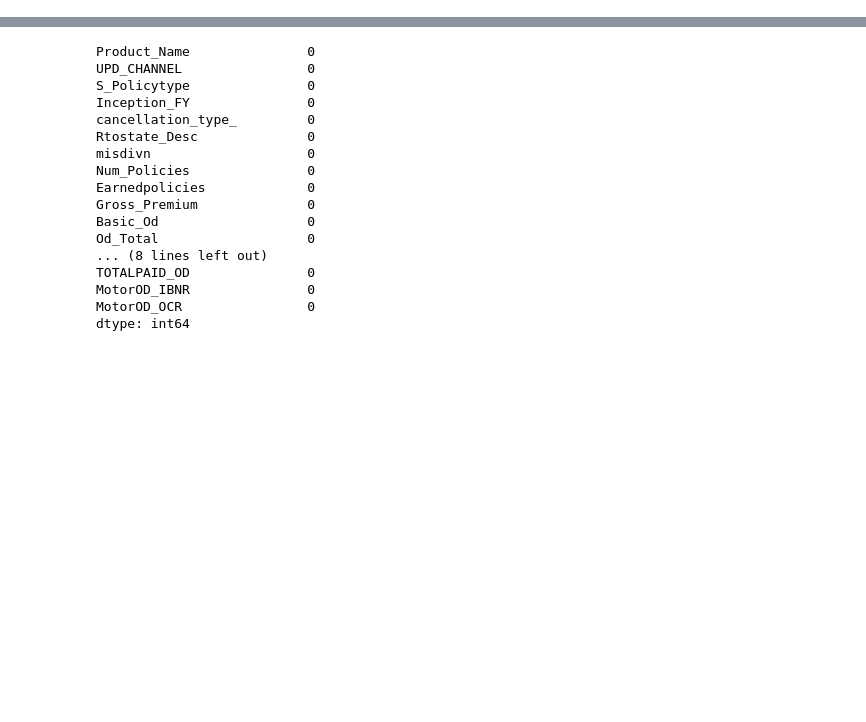
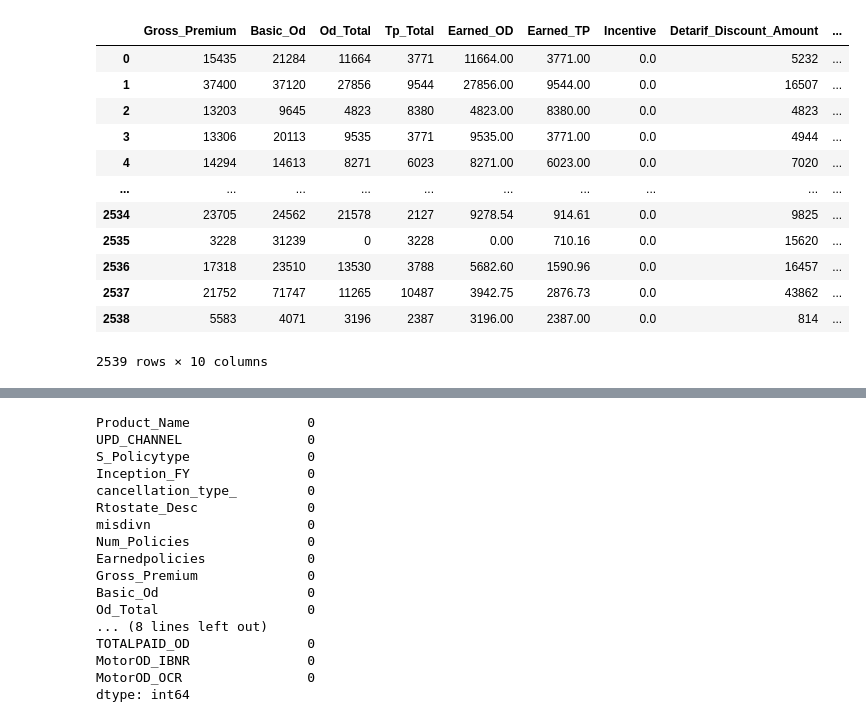
Before and after one commit to akashrai2003/Enigma4.0, a Jupyter notebook: Enigma 4.0.ipynb, the cells around one changed output, grey strips where cells are left out. Cells and saved outputs as stored; diff of their text form; code cells hidden in the pictures; blank space fills up the shorter version.

```diff
--- a/Enigma 4.0.ipynb
+++ b/Enigma 4.0.ipynb
@@ -8,0 +13,16 @@ df=pd.read_excel('C:/users/akash/Downloads/Data_Set.xlsx')
+# %%
+df1
+# %% [output]
+|  | Gross_Premium | Basic_Od | Od_Total | Tp_Total | Earned_OD | Earned_TP | Incentive | Detarif_Discount_Amount | ... |
+| 0 | 15435 | 21284 | 11664 | 3771 | 11664.00 | 3771.00 | 0.0 | 5232 | ... |
+| 1 | 37400 | 37120 | 27856 | 9544 | 27856.00 | 9544.00 | 0.0 | 16507 | ... |
+| 2 | 13203 | 9645 | 4823 | 8380 | 4823.00 | 8380.00 | 0.0 | 4823 | ... |
+| 3 | 13306 | 20113 | 9535 | 3771 | 9535.00 | 3771.00 | 0.0 | 4944 | ... |
+| 4 | 14294 | 14613 | 8271 | 6023 | 8271.00 | 6023.00 | 0.0 | 7020 | ... |
+| ... | ... | ... | ... | ... | ... | ... | ... | ... | ... |
+| 2534 | 23705 | 24562 | 21578 | 2127 | 9278.54 | 914.61 | 0.0 | 9825 | ... |
+| 2535 | 3228 | 31239 | 0 | 3228 | 0.00 | 710.16 | 0.0 | 15620 | ... |
+| 2536 | 17318 | 23510 | 13530 | 3788 | 5682.60 | 1590.96 | 0.0 | 16457 | ... |
+| 2537 | 21752 | 71747 | 11265 | 10487 | 3942.75 | 2876.73 | 0.0 | 43862 | ... |
+| 2538 | 5583 | 4071 | 3196 | 2387 | 3196.00 | 2387.00 | 0.0 | 814 | ... |
+2539 rows × 10 columns
```
Also changed, not shown: parts of 8 cells of this notebook.
